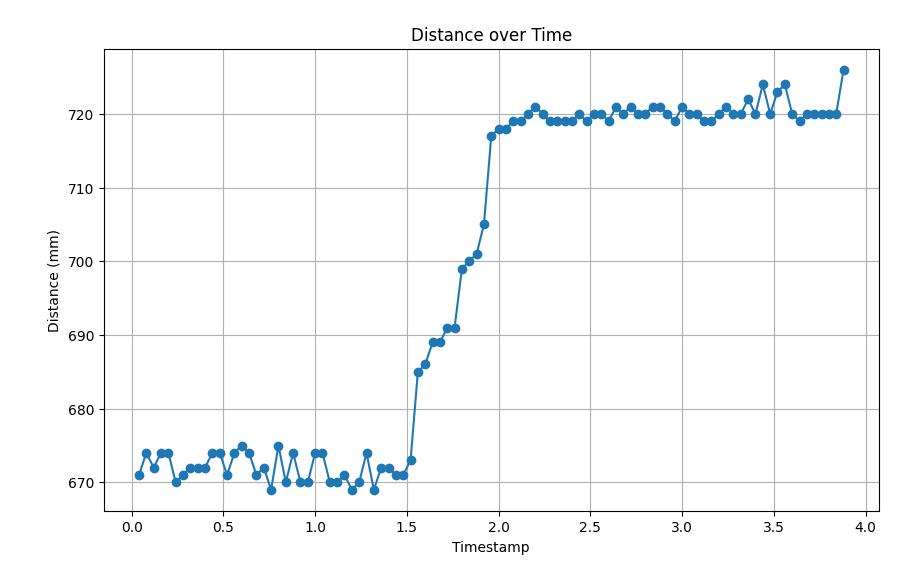
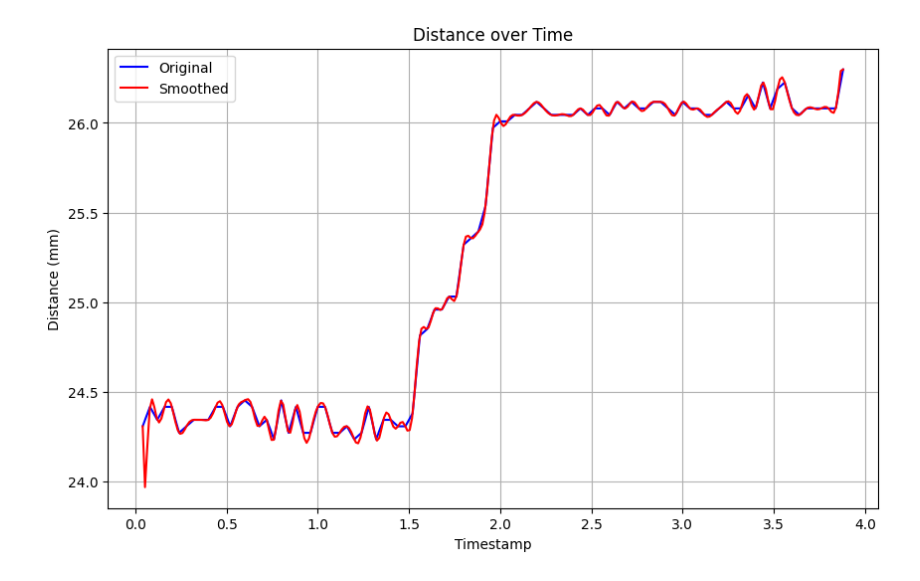
Before and after one commit to nmtr00/Projektarbeit, a Jupyter notebook: data_measured_analyzer.ipynb, the cells around one changed output. Cells and saved outputs as stored; diff of their text form; code cells hidden in the pictures.

```diff
--- a/data_measured_analyzer.ipynb
+++ b/data_measured_analyzer.ipynb
@@ -7,6 +8,6 @@ import matplotlib.pyplot as plt
 # %%
 # Read the text file into a DataFrame
-df = pd.read_csv("O:\Projektarbeit\/1904\Testbench\/1000N-0001.csv", sep = ";")
+df = pd.read_csv("1000N-0001.csv", sep = ";")
 
 # Display the DataFrame
 print(df)
@@ -26,13 +27,27 @@ print(df)
 
 [97 rows x 5 columns]
 # %%
+
+
+# Interpolate data for smoother plot
+x_new = np.linspace(df['Timestamp'].min(), df['Timestamp'].max(), 300)
+spl = make_interp_spline(df['Timestamp'], df['Distance (pixels)'], k=9)
+y_smooth = spl(x_new)
+
 # Plot
 plt.figure(figsize=(10, 6))
-plt.plot(df['Timestamp'], df['Distance (mm)'], marker='o', linestyle='-')
+
+# Original data plot
+plt.plot(df['Timestamp'], df['Distance (pixels)'], label='Original', linestyle='-', color='blue')
+
+# Smoothed data plot
+plt.plot(x_new, y_smooth, label='Smoothed', linestyle='-', color='red')
+
 plt.title('Distance over Time')
 plt.xlabel('Timestamp')
 plt.ylabel('Distance (mm)')
+plt.legend()
 plt.grid(True)
 plt.show()
 # %% [output]
-[figure, old version]
+[figure, new version]
```
Also changed, not shown: parts of 1 cell of this notebook, 2 other files.
